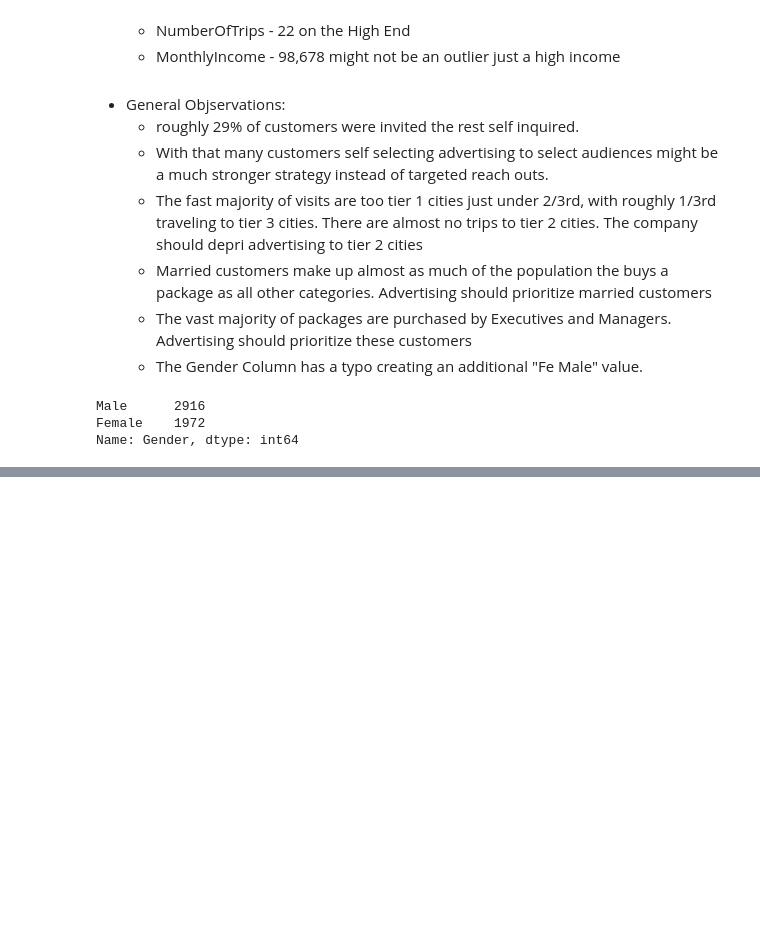
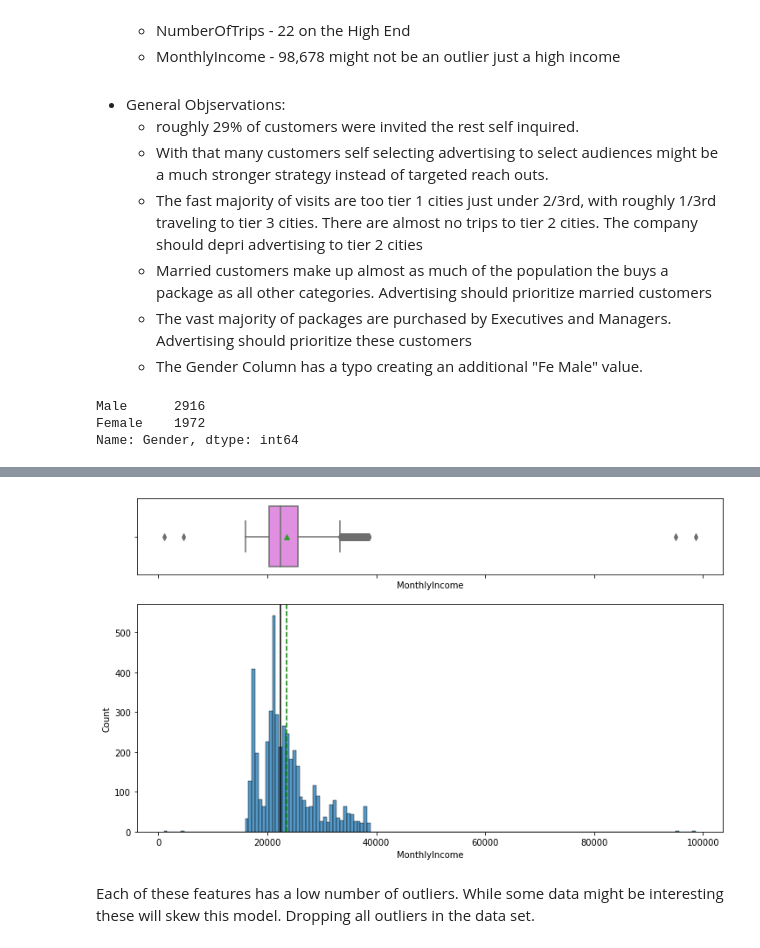
Before and after one commit to jarato123/AI-Class, a Jupyter notebook: Ensemble Techniques/ET Final Project/ET Final Project.ipynb, the cells around one changed output, grey strips where cells are left out. Cells and saved outputs as stored; diff of their text form; code cells hidden in the pictures; blank space fills up the shorter version.

```diff
--- a/Ensemble Techniques/ET Final Project/ET Final Project.ipynb
+++ b/Ensemble Techniques/ET Final Project/ET Final Project.ipynb
@@ -246,0 +390,6 @@ Name: Gender, dtype: int64
+# %%
+histogram_boxplot(df, 'MonthlyIncome')
+# %% [output]
+[figure, added]
+# %% [markdown]
+Each of these features has a low number of outliers. While some data might be interesting these will skew this model. Dropping all outliers in the data set.
```
Also changed, not shown: parts of 13 cells of this notebook, 1 other file.
